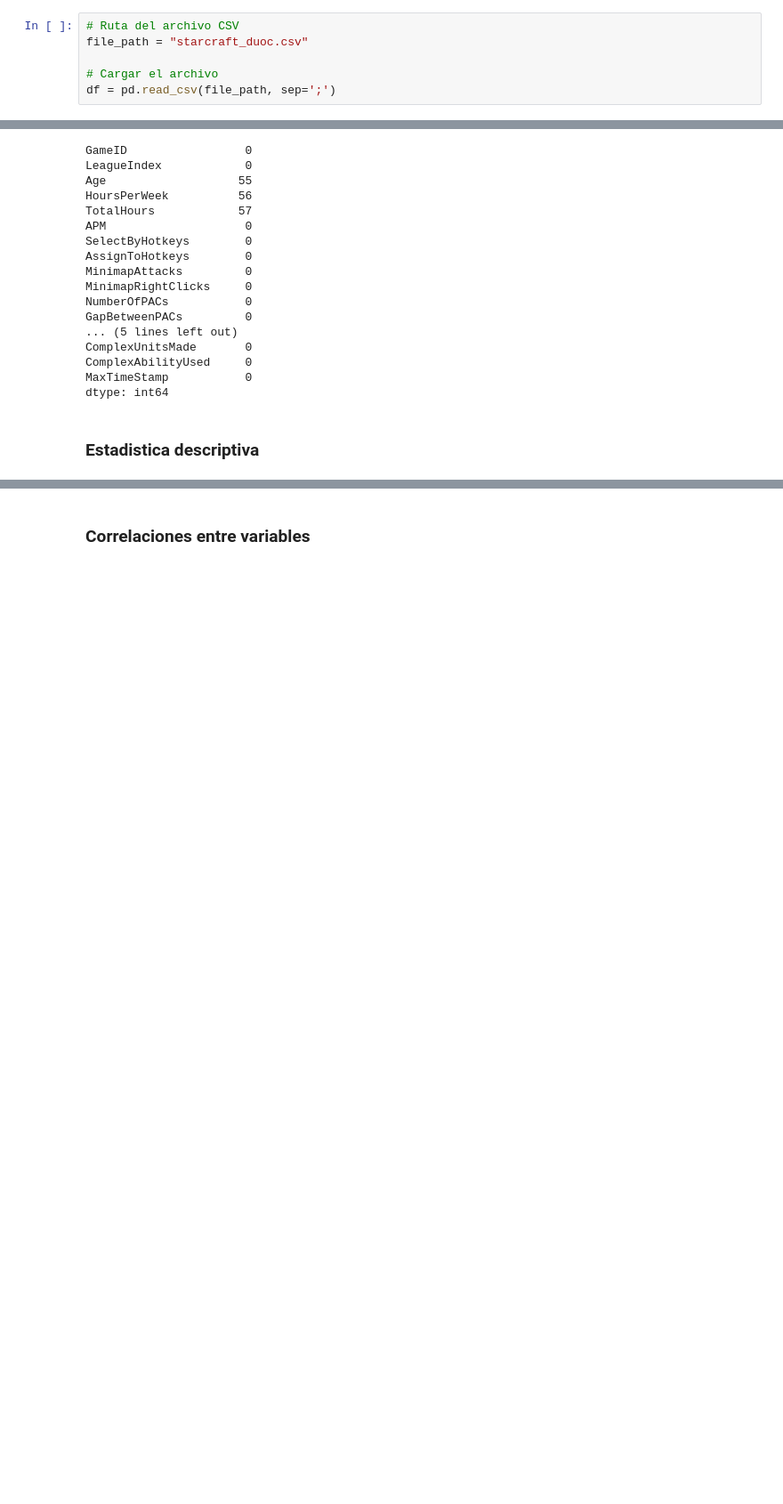
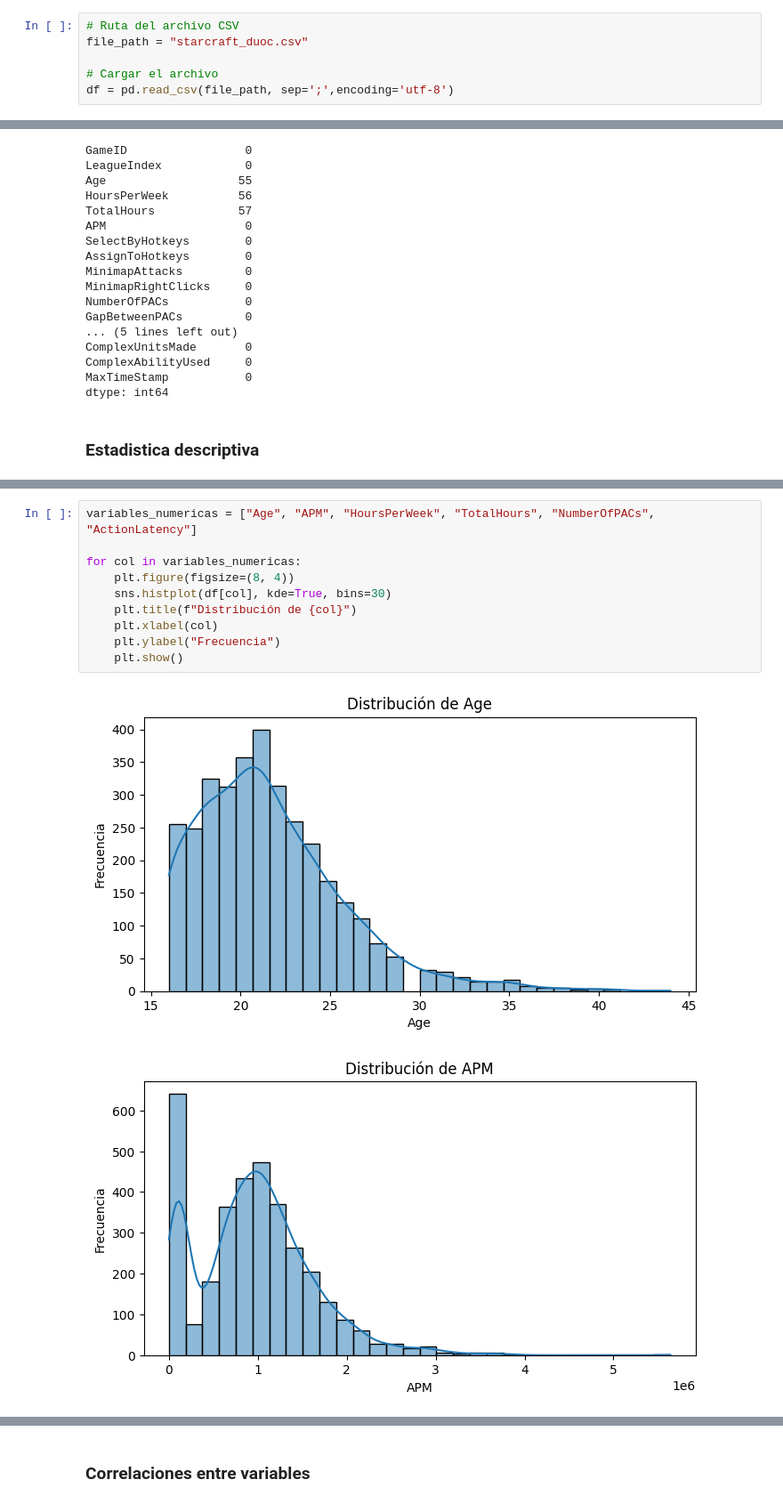
Before and after one commit to NicolasCeronM/Mineria-de-datos, a Jupyter notebook: Plantilla_Metodología_CRISP_en_Notebook.ipynb, the cells around one changed output, grey strips where cells are left out. Shown at 89% size. Drawn from its saved outputs; the diff is of its cells as text; blank space fills up the shorter version.

```diff
--- a/Plantilla_Metodología_CRISP_en_Notebook.ipynb
+++ b/Plantilla_Metodología_CRISP_en_Notebook.ipynb
@@ -47,7 +47,7 @@ import seaborn as sns
 file_path = "starcraft_duoc.csv"
 
 # Cargar el archivo
-df = pd.read_csv(file_path, sep=';')
+df = pd.read_csv(file_path, sep=';',encoding='utf-8')
 # %%
 df.head()
 # %% [output]
@@ -115,0 +128,13 @@ df.describe()
+# %%
+variables_numericas = ["Age", "APM", "HoursPerWeek", "TotalHours", "NumberOfPACs", "ActionLatency"]
+
+for col in variables_numericas:
+    plt.figure(figsize=(8, 4))
+    sns.histplot(df[col], kde=True, bins=30)
+    plt.title(f"Distribución de {col}")
+    plt.xlabel(col)
+    plt.ylabel("Frecuencia")
+    plt.show()
+# %% [output]
+[figure, added]
+[figure, added]
```
Also changed, not shown: parts of 13 cells of this notebook.
